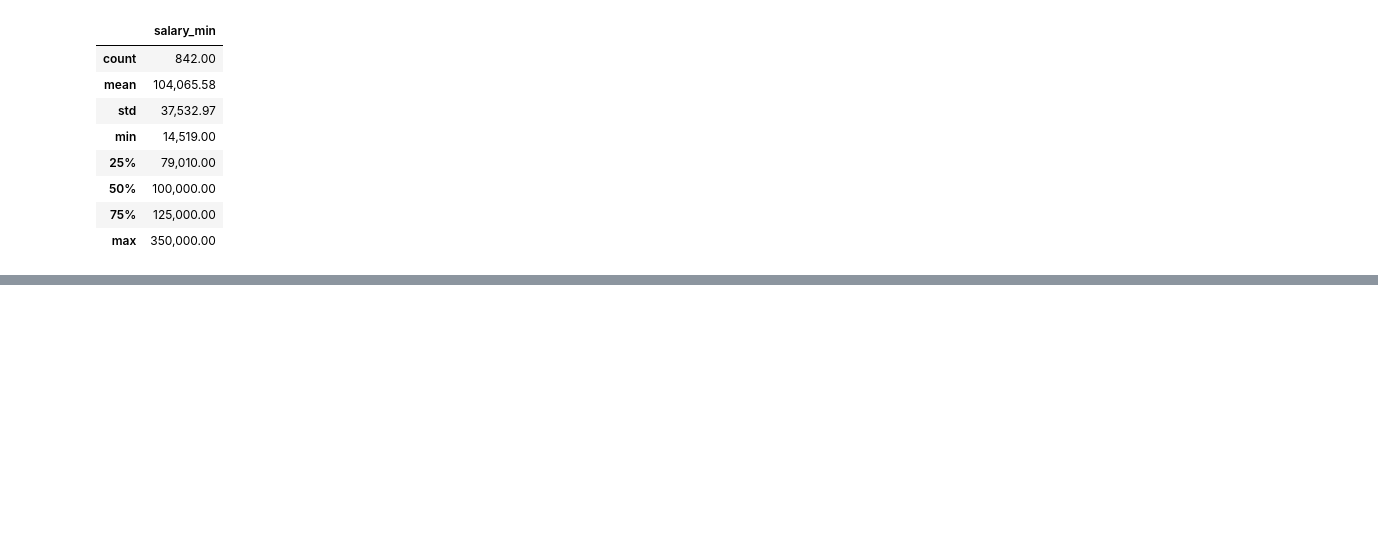
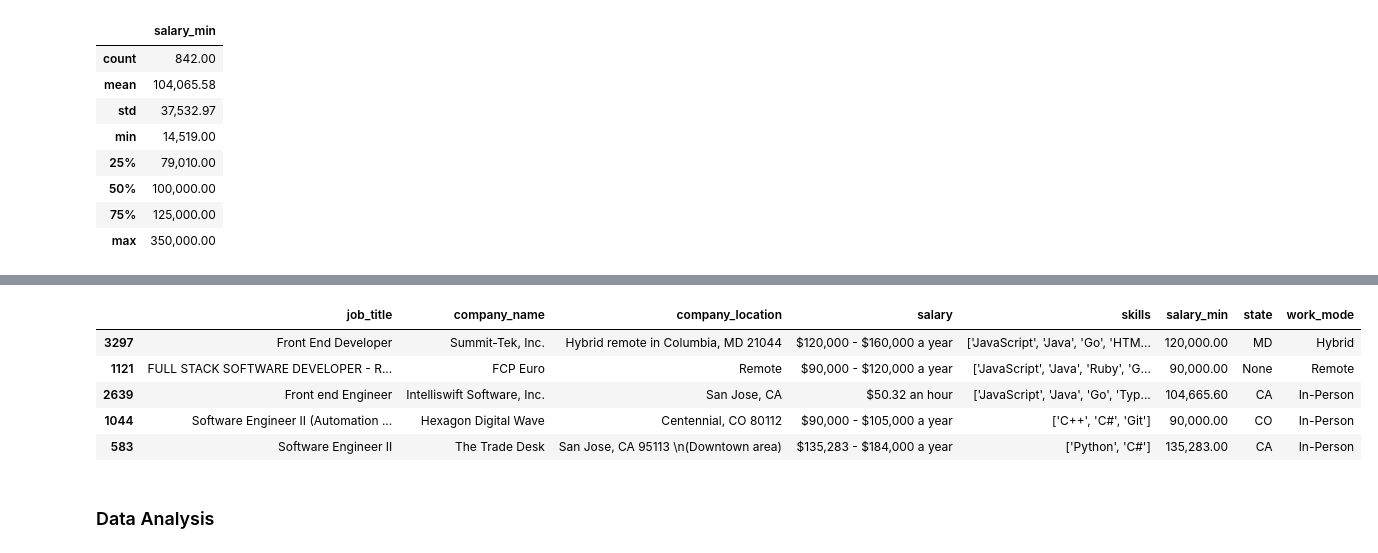
Before and after one commit to meifhuang/Job-Analysis, a Jupyter notebook: Jobs Analysis.ipynb, the cells around one changed output, grey strips where cells are left out. Saved outputs shown, nothing was run; the diff lists cells and outputs as text; code cells hidden in the pictures; blank space fills up the shorter version.

```diff
--- a/Jobs Analysis.ipynb
+++ b/Jobs Analysis.ipynb
@@ -340,0 +335,11 @@ df_data_clean[df_data_clean['salary_min'] == 14519]
+# %%
+df_data_clean.sample(5)
+# %% [output]
+|  | job_title | company_name | company_location | salary | skills | salary_min | state | work_mode |
+| 3297 | Front End Developer | Summit-Tek, Inc. | Hybrid remote in Columbia, MD 21044 | $120,000 - $160,000 a year | ['JavaScript', 'Java', 'Go', 'HTM... | 120,000.00 | MD | Hybrid |
+| 1121 | FULL STACK SOFTWARE DEVELOPER - R... | FCP Euro | Remote | $90,000 - $120,000 a year | ['JavaScript', 'Java', 'Ruby', 'G... | 90,000.00 | None | Remote |
+| 2639 | Front end Engineer | Intelliswift Software, Inc. | San Jose, CA | $50.32 an hour | ['JavaScript', 'Java', 'Go', 'Typ... | 104,665.60 | CA | In-Person |
+| 1044 | Software Engineer II (Automation ... | Hexagon Digital Wave | Centennial, CO 80112 | $90,000 - $105,000 a year | ['C++', 'C#', 'Git'] | 90,000.00 | CO | In-Person |
+| 583 | Software Engineer II | The Trade Desk | San Jose, CA 95113 \n(Downtown area) | $135,283 - $184,000 a year | ['Python', 'C#'] | 135,283.00 | CA | In-Person |
+# %% [markdown]
+<h3> Data Analysis </h3>
```
Also changed, not shown: parts of 28 cells of this notebook.
